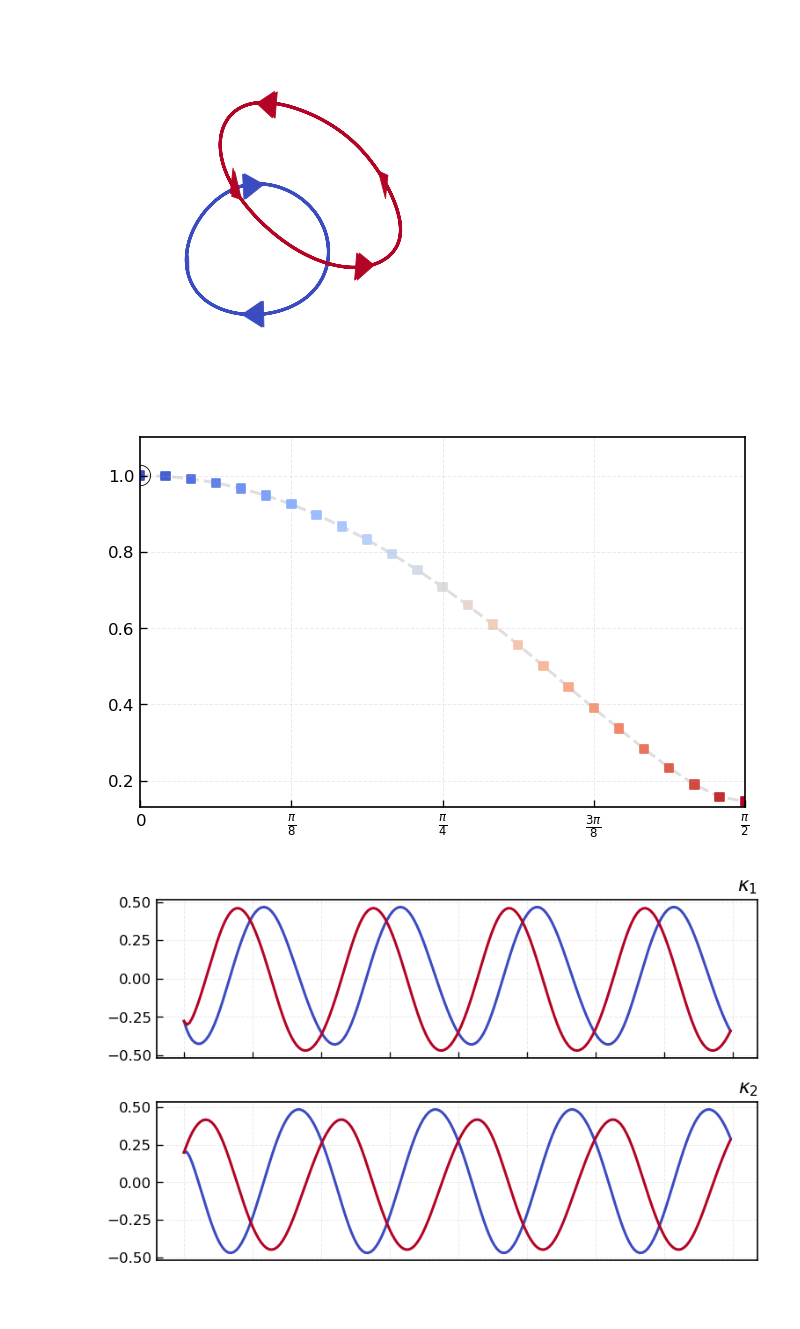
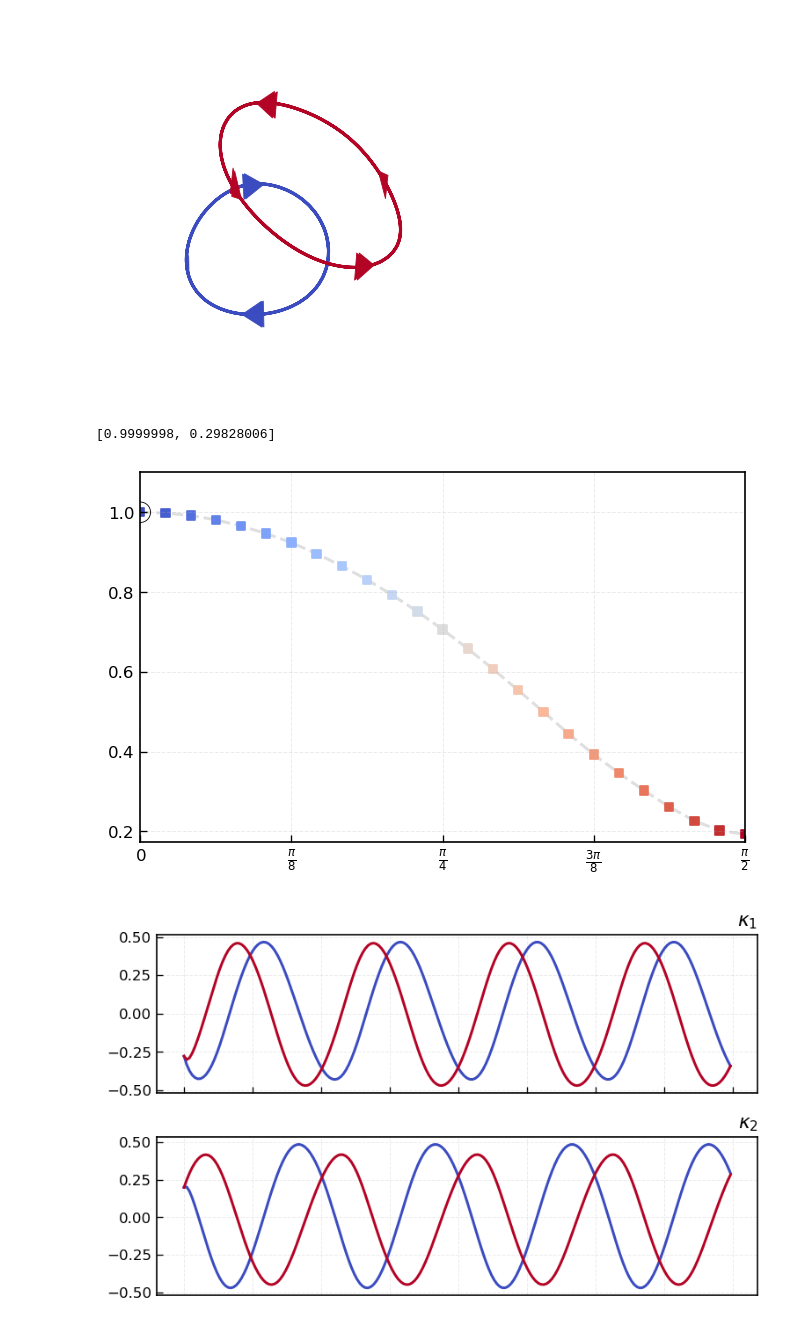
Before and after one commit to trintingnant/attractor_recycling_rnns, a Jupyter notebook: figure_generation/tutorial_pop_dynx.ipynb, the cells around one changed output. Drawn from its saved outputs; the diff is of its cells as text; code cells hidden in the pictures.

```diff
--- a/figure_generation/tutorial_pop_dynx.ipynb
+++ b/figure_generation/tutorial_pop_dynx.ipynb
@@ -135,14 +130,17 @@ with plotstyle.context("inputs", 2):
 plt.show()
 # %% [output]
 [figure]
+# %%
+compute_rate_similarity(rates, 0, 50)
+# %% [output]
+[0.9999998, 0.29828006]
 # %%
-import importlib
-import plot_utils
-importlib.reload(plot_utils)
+inputs = cycles.generate_inputs(NUM_ANGLES)
+rates, _ = run_rnn(resampled, inputs)
 with plotstyle.context("inputs", NUM_ANGLES):
-    plot_utils.plot_traj_similarity(rates, 0, NUM_ANGLES)
+    plot_traj_similarity(rates, 0, NUM_ANGLES)
 
-plt.savefig("../Figures/Figures_2/procrustes.png")
+# plt.savefig("../Figures/Figures_2/procrustes.png")
 plt.show()
 # %% [output]
-[figure, old version]
+[figure, new version]
```
Also changed, not shown: parts of 11 cells of this notebook.
